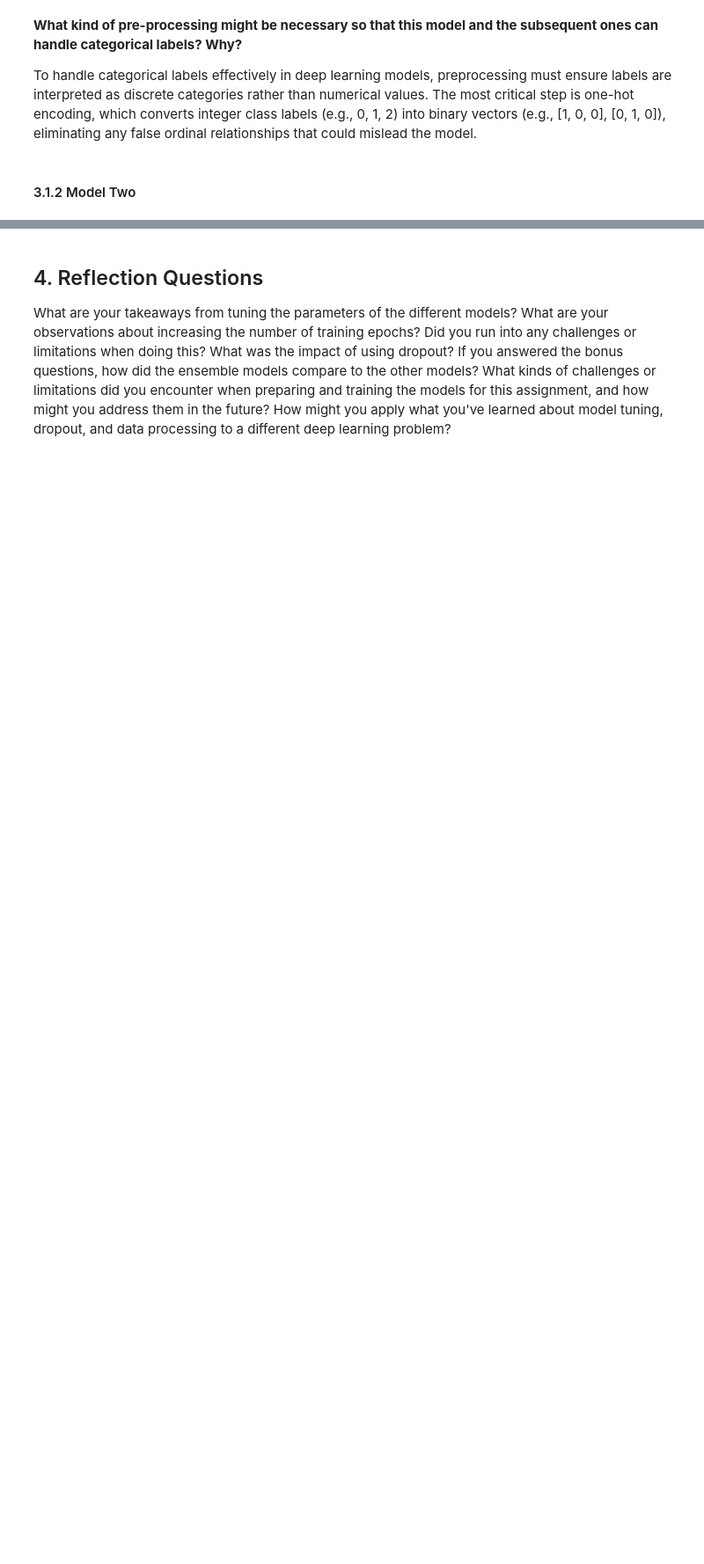
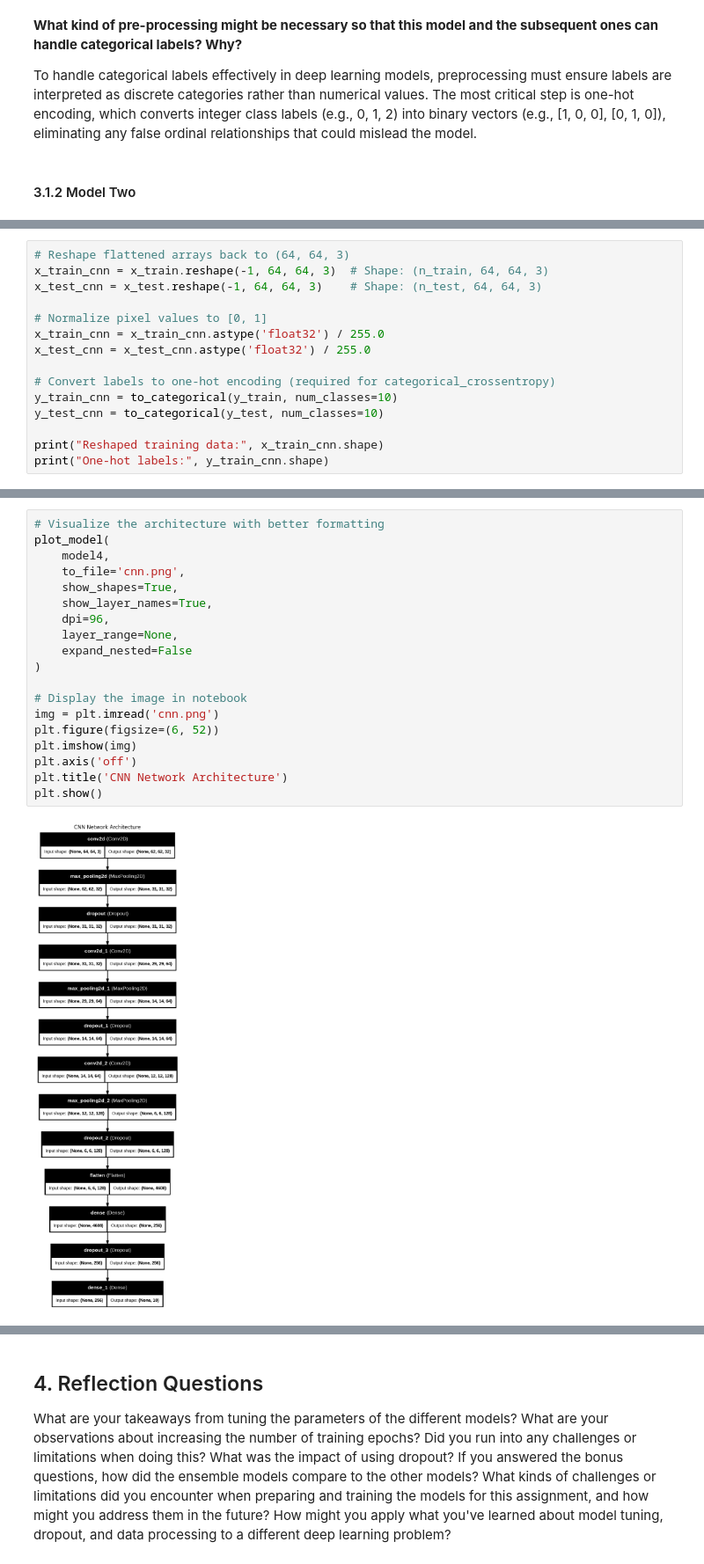
Before and after one commit to junyi2022/musa-650-remote-sensing, a Jupyter notebook: assignments/HW4/HW4.ipynb, the cells around one changed output, grey strips where cells are left out. Shown at 88% size. Saved outputs shown, nothing was run; the diff lists cells and outputs as text; blank space fills up the shorter version.

```diff
--- a/assignments/HW4/HW4.ipynb
+++ b/assignments/HW4/HW4.ipynb
@@ -849,0 +1116,15 @@ How did adding multispectral channels impact your model’s performance? Explain
+# %%
+# Reshape flattened arrays back to (64, 64, 3)
+x_train_cnn = x_train.reshape(-1, 64, 64, 3)  # Shape: (n_train, 64, 64, 3)
+x_test_cnn = x_test.reshape(-1, 64, 64, 3)    # Shape: (n_test, 64, 64, 3)
+
+# Normalize pixel values to [0, 1]
+x_train_cnn = x_train_cnn.astype('float32') / 255.0
+x_test_cnn = x_test_cnn.astype('float32') / 255.0
+
+# Convert labels to one-hot encoding (required for categorical_crossentropy)
+y_train_cnn = to_categorical(y_train, num_classes=10)
+y_test_cnn = to_categorical(y_test, num_classes=10)
+
+print("Reshaped training data:", x_train_cnn.shape)
+print("One-hot labels:", y_train_cnn.shape)
@@ -849,0 +1221,21 @@ How did adding multispectral channels impact your model’s performance? Explain
+# %%
+# Visualize the architecture with better formatting
+plot_model(
+    model4,
+    to_file='cnn.png',
+    show_shapes=True,
+    show_layer_names=True,
+    dpi=96,
+    layer_range=None,
+    expand_nested=False
+)
+
+# Display the image in notebook
+img = plt.imread('cnn.png')
+plt.figure(figsize=(6, 52))
+plt.imshow(img)
+plt.axis('off')
+plt.title('CNN Network Architecture')
+plt.show()
+# %% [output]
+[figure, added]
```
Also changed, not shown: parts of 43 cells of this notebook.
